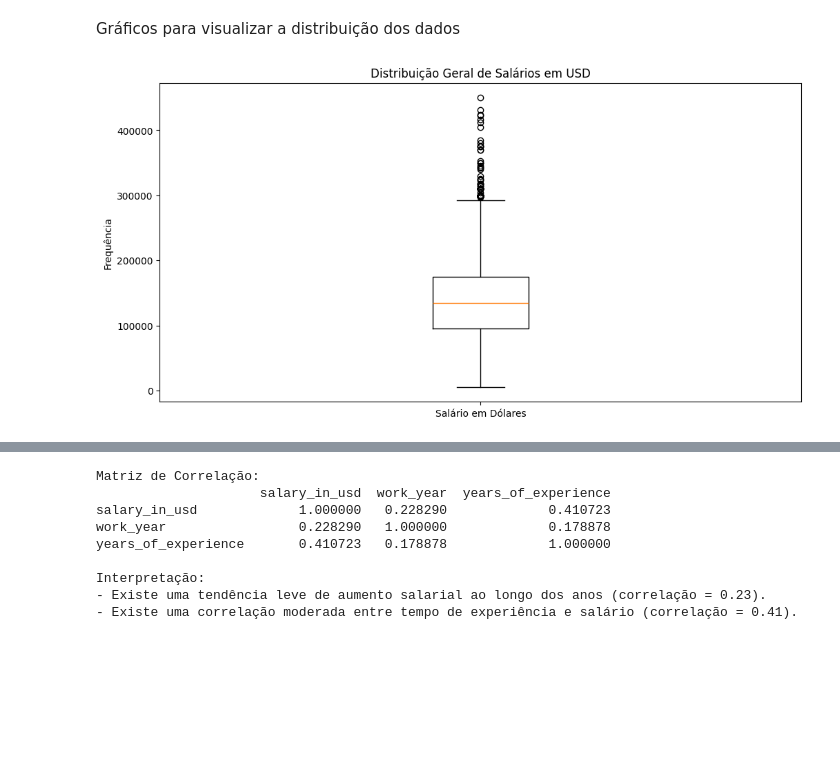
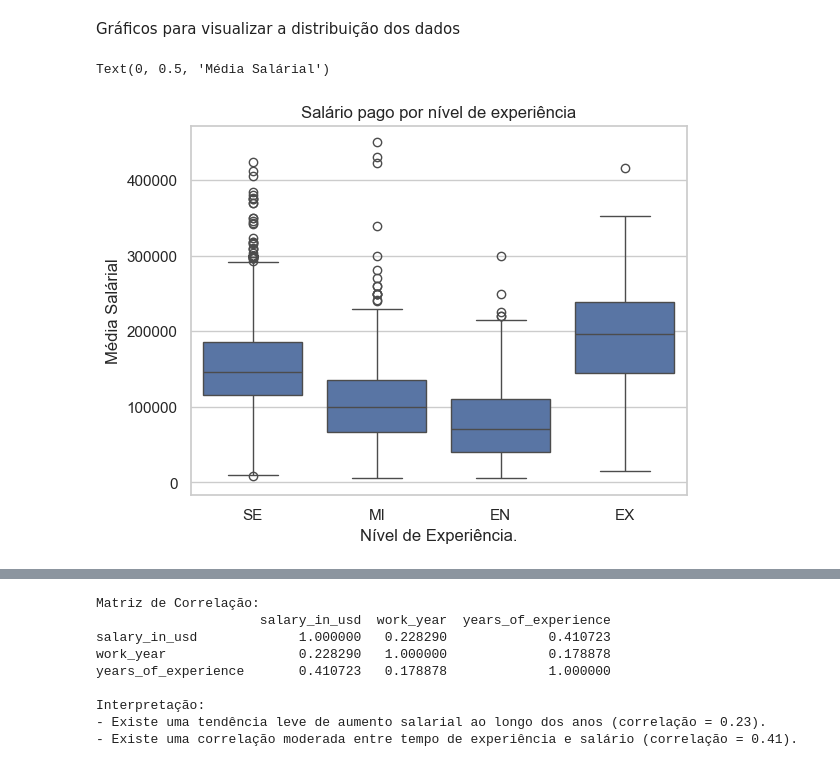
Before and after one commit to dingosin/desafiodnc, a Jupyter notebook: Desafio/analise_de_dados.ipynb, the cells around one changed output, grey strips where cells are left out. Saved outputs shown, nothing was run; the diff lists cells and outputs as text; code cells hidden in the pictures; blank space fills up the shorter version.

Commit message:
Boxplots adicionados
Novas analises com bloxplot realizadas.

```diff
--- a/Desafio/analise_de_dados.ipynb
+++ b/Desafio/analise_de_dados.ipynb
@@ -301,10 +301,10 @@ Text(0, 0.5, 'Média Salárial')
 # %% [markdown]
 Gráficos para visualizar a distribuição dos dados
 # %%
-plt.figure(figsize=(12, 6))
-plt.boxplot(df['salary_in_usd'], labels=['Salário em Dólares'])
-plt.title('Distribuição Geral de Salários em USD')
-plt.ylabel('Frequência')
-plt.show()
+sns.boxplot(x="experience_level",y="salary_in_usd", data=df)
+plt.title('Salário pago por nível de experiência')
+plt.xlabel('Nível de Experiência.')
+plt.ylabel('Média Salárial')
 # %% [output]
+Text(0, 0.5, 'Média Salárial')
-[figure, old version]
+[figure, new version]
```
Also changed, not shown: parts of 1 cell of this notebook.
